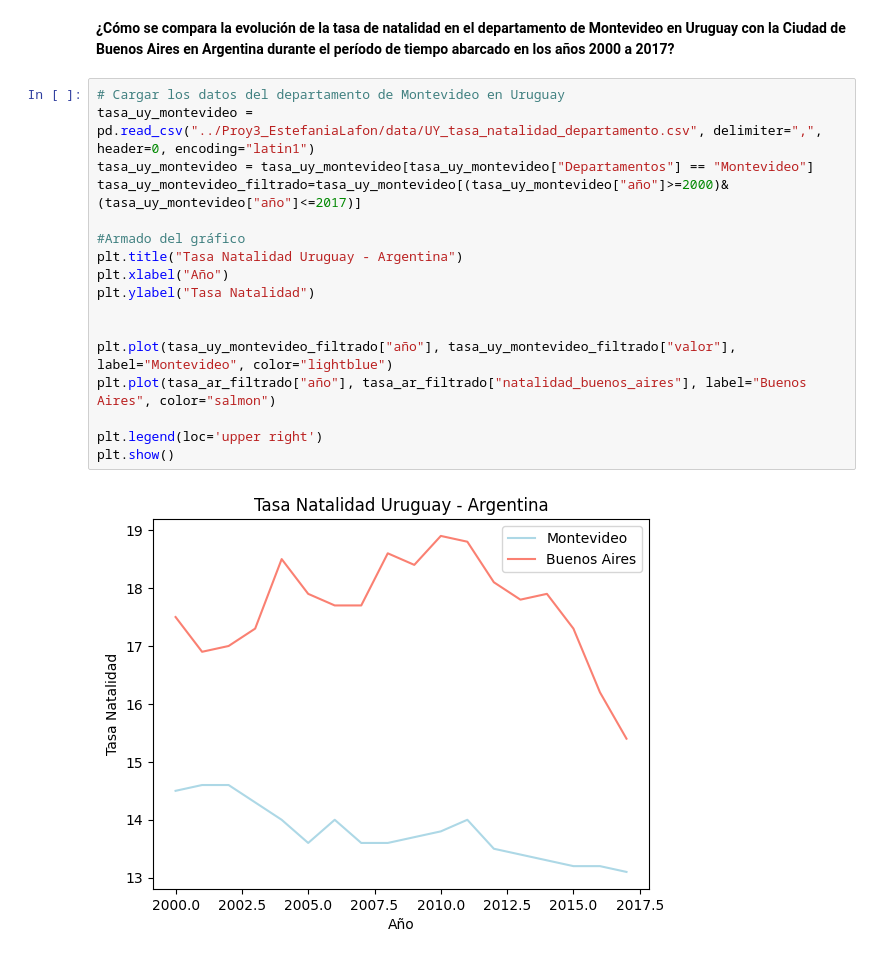
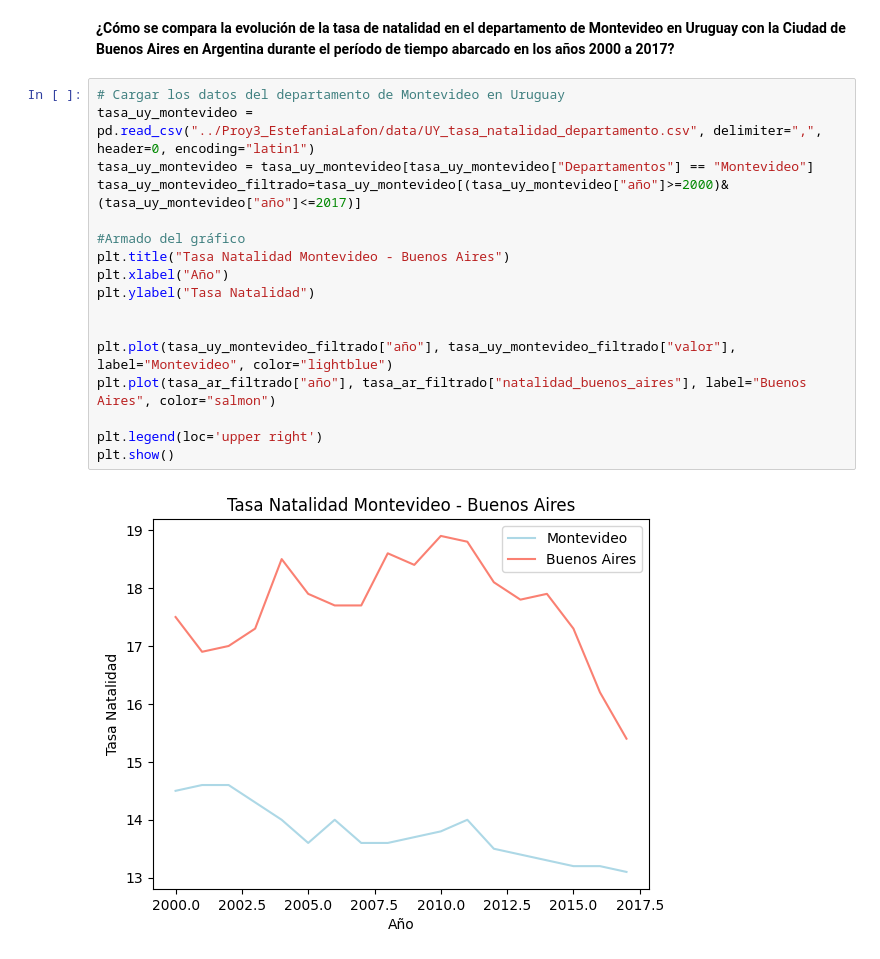
Before and after one commit to EstefaniaLafon/Proy3_EstefaniaLafon, a Jupyter notebook: proyecto_3.ipynb, the cells around one changed output. Cells and saved outputs as stored; diff of their text form.

```diff
--- a/proyecto_3.ipynb
+++ b/proyecto_3.ipynb
@@ -82,19 +82,19 @@ El gráfico generado muestra dos lineas distintas, la linea azul representa Urug
 # %%
 # Cargar los datos del departamento de Montevideo en Uruguay
 tasa_uy_montevideo = pd.read_csv("../Proy3_EstefaniaLafon/data/UY_tasa_natalidad_departamento.csv", delimiter=",", header=0, encoding="latin1")
 tasa_uy_montevideo = tasa_uy_montevideo[tasa_uy_montevideo["Departamentos"] == "Montevideo"]
 tasa_uy_montevideo_filtrado=tasa_uy_montevideo[(tasa_uy_montevideo["año"]>=2000)&(tasa_uy_montevideo["año"]<=2017)]
 
 #Armado del gráfico
-plt.title("Tasa Natalidad Uruguay - Argentina")
+plt.title("Tasa Natalidad Montevideo - Buenos Aires")
 plt.xlabel("Año")
 plt.ylabel("Tasa Natalidad")
 
 
 plt.plot(tasa_uy_montevideo_filtrado["año"], tasa_uy_montevideo_filtrado["valor"], label="Montevideo", color="lightblue")
 plt.plot(tasa_ar_filtrado["año"], tasa_ar_filtrado["natalidad_buenos_aires"], label="Buenos Aires", color="salmon")
 
 plt.legend(loc='upper right')
 plt.show()
 # %% [output]
-[figure, old version]
+[figure, new version]
```
